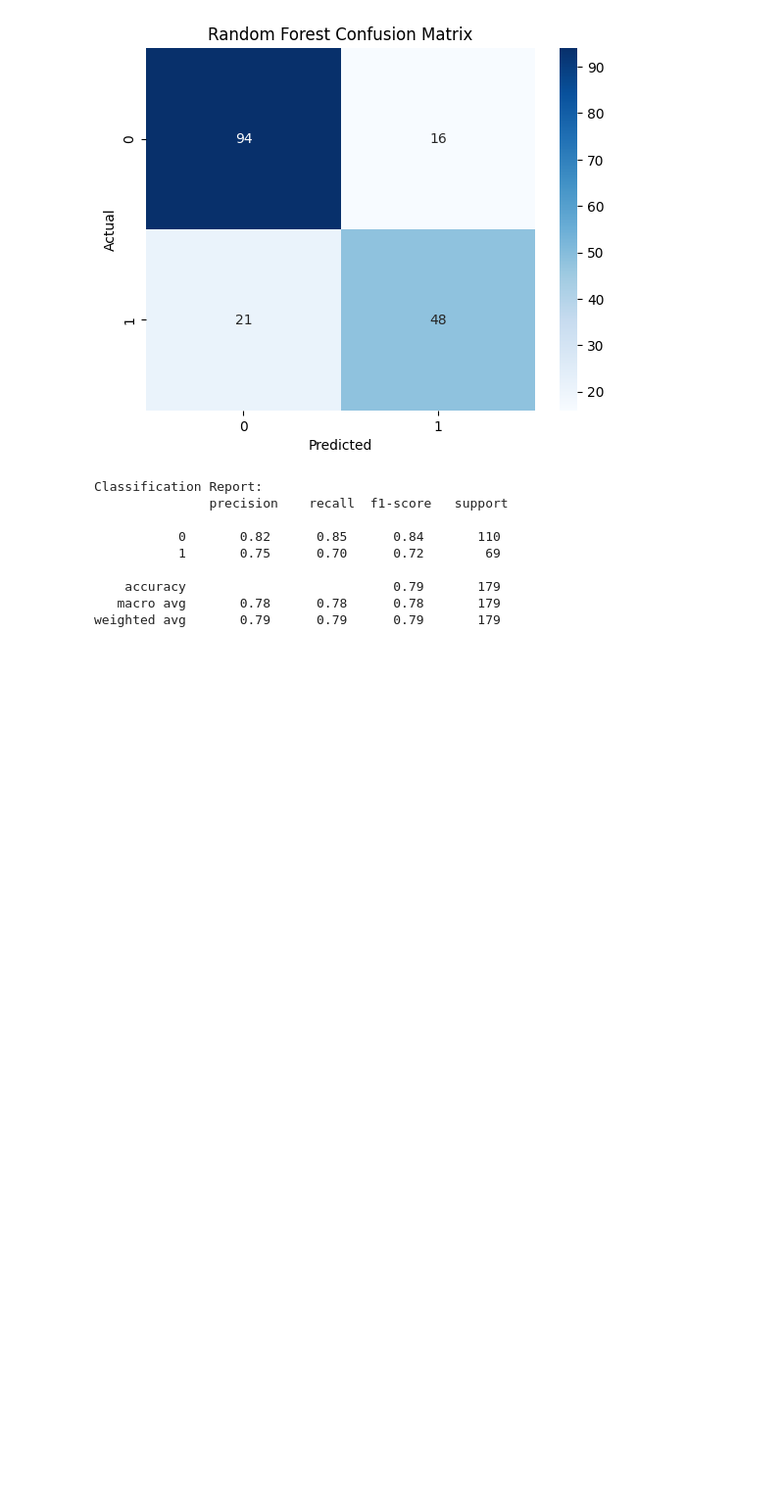
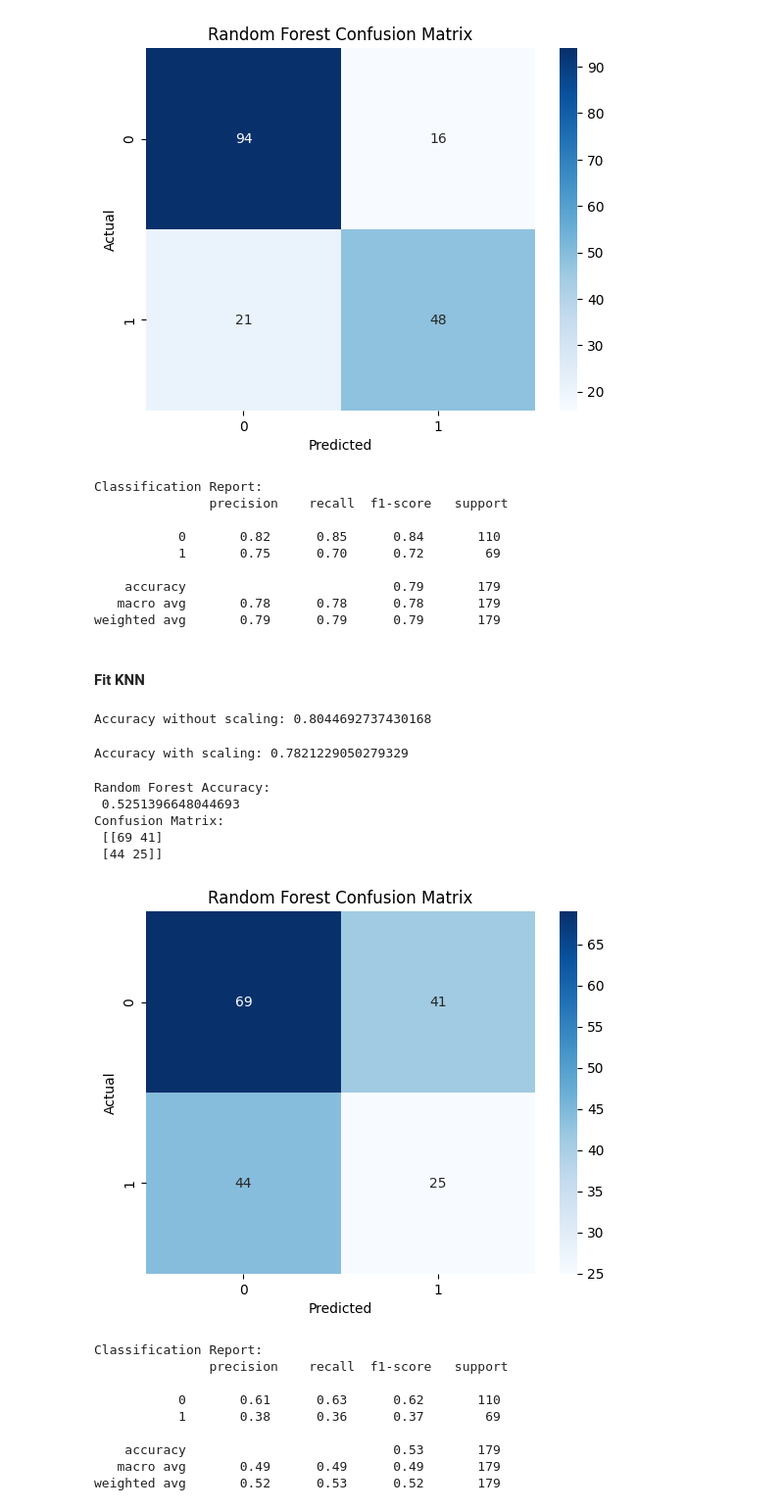
Before and after one commit to helben2002/TitanicCapstoneProject, a Jupyter notebook: ml/notebooks/titanic.ipynb, the cells around one changed output. Shown at 98% size. Saved outputs shown, nothing was run; the diff lists cells and outputs as text; code cells hidden in the pictures; blank space fills up the shorter version.

Commit message:
model (TITANIC-73): create and fit KNN model

```diff
--- a/ml/notebooks/titanic.ipynb
+++ b/ml/notebooks/titanic.ipynb
@@ -600,3 +600,77 @@ Classification Report:
     accuracy                           0.79       179
    macro avg       0.78      0.78      0.78       179
 weighted avg       0.79      0.79      0.79       179
+# %% [markdown]
+#### Fit KNN
+# %%
+from sklearn.neighbors import KNeighborsClassifier
+from sklearn.preprocessing import StandardScaler
+from sklearn.metrics import accuracy_score
+
+# train model
+knn_model = KNeighborsClassifier(n_neighbors=5)
+knn_model.fit(X_train, y_train)
+
+# predict
+y_prediction =  knn_model.predict(X_test)
+accuracy=  accuracy_score(y_test, y_prediction)
+
+print(f'Accuracy without scaling: {accuracy}')
+# %% [output]
+Accuracy without scaling: 0.8044692737430168
+# %%
+from sklearn.neighbors import KNeighborsClassifier
+from sklearn.preprocessing import StandardScaler
+from sklearn.metrics import accuracy_score
+from sklearn.model_selection import cross_val_score
+
+# scale
+scaler = StandardScaler()
+X_train_scaled = scaler.fit_transform(X_train)
+X_test_scaled = scaler.transform(X_test)
+
+# train model
+knn_model = KNeighborsClassifier(n_neighbors=5)
+knn_model.fit(X_train_scaled, y_train)
+
+# predict
+y_prediction =  knn_model.predict(X_test_scaled)
+
+# accuracy
+accuracy=  accuracy_score(y_test, y_prediction)
+
+print(f'Accuracy with scaling: {accuracy}')
+# %% [output]
+Accuracy with scaling: 0.7821229050279329
+# %%
+# Accuracy
+acc_rf = accuracy_score(y_test, y_prediction)
+print("Random Forest Accuracy:\n", acc_rf)
+
+# Confusion Matrix
+confusin_matrix_rf = confusion_matrix(y_test, y_prediction)
+print("Confusion Matrix:\n", confusin_matrix_rf)
+sns.heatmap(confusin_matrix_rf, annot=True, fmt='d', cmap='Blues')
+plt.title("Random Forest Confusion Matrix")
+plt.xlabel("Predicted")
+plt.ylabel("Actual")
+plt.show()
+
+# Classification Report
+print("Classification Report:\n", classification_report(y_test, y_prediction))
+# %% [output]
+Random Forest Accuracy:
+ 0.5251396648044693
+Confusion Matrix:
+ [[69 41]
+ [44 25]]
+[figure, added]
+Classification Report:
+               precision    recall  f1-score   support
+
+           0       0.61      0.63      0.62       110
+           1       0.38      0.36      0.37        69
+
+    accuracy                           0.53       179
+   macro avg       0.49      0.49      0.49       179
+weighted avg       0.52      0.53      0.52       179
```
Also changed, not shown: parts of 1 cell of this notebook.
